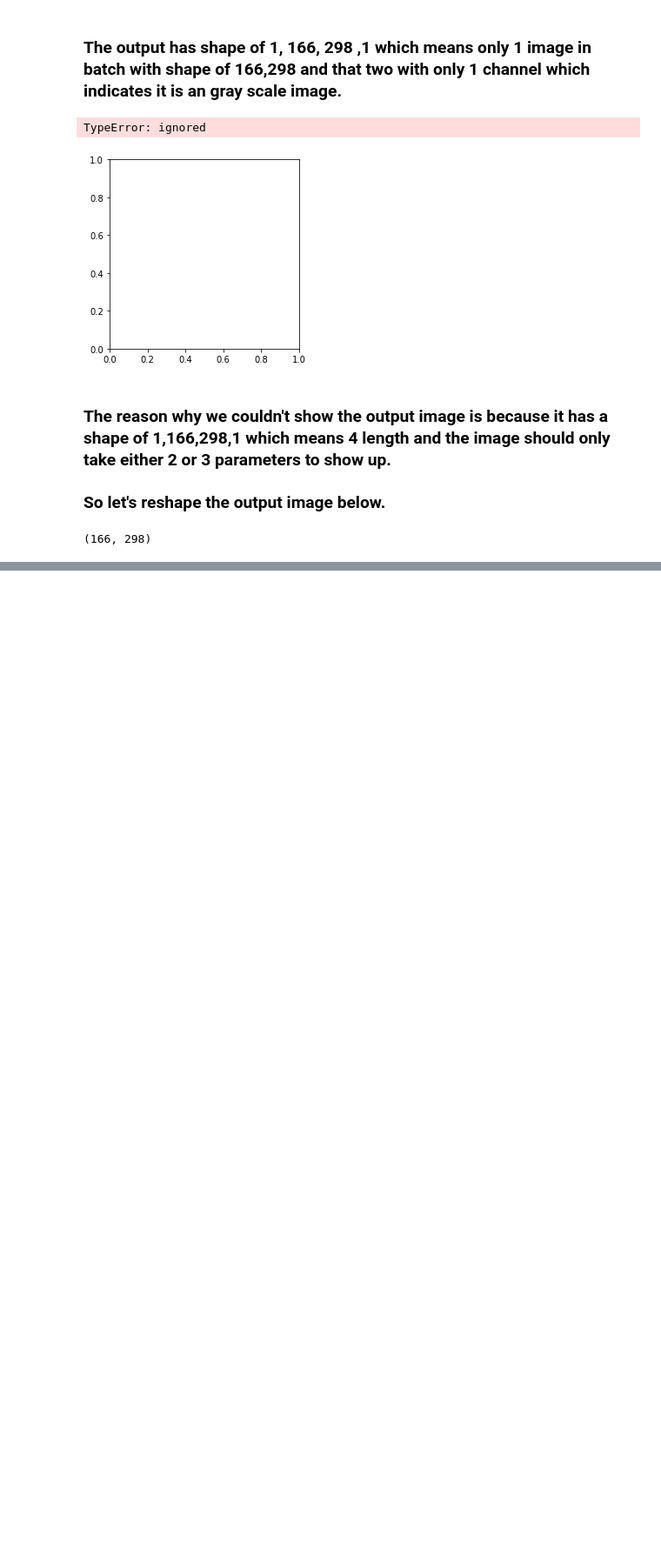
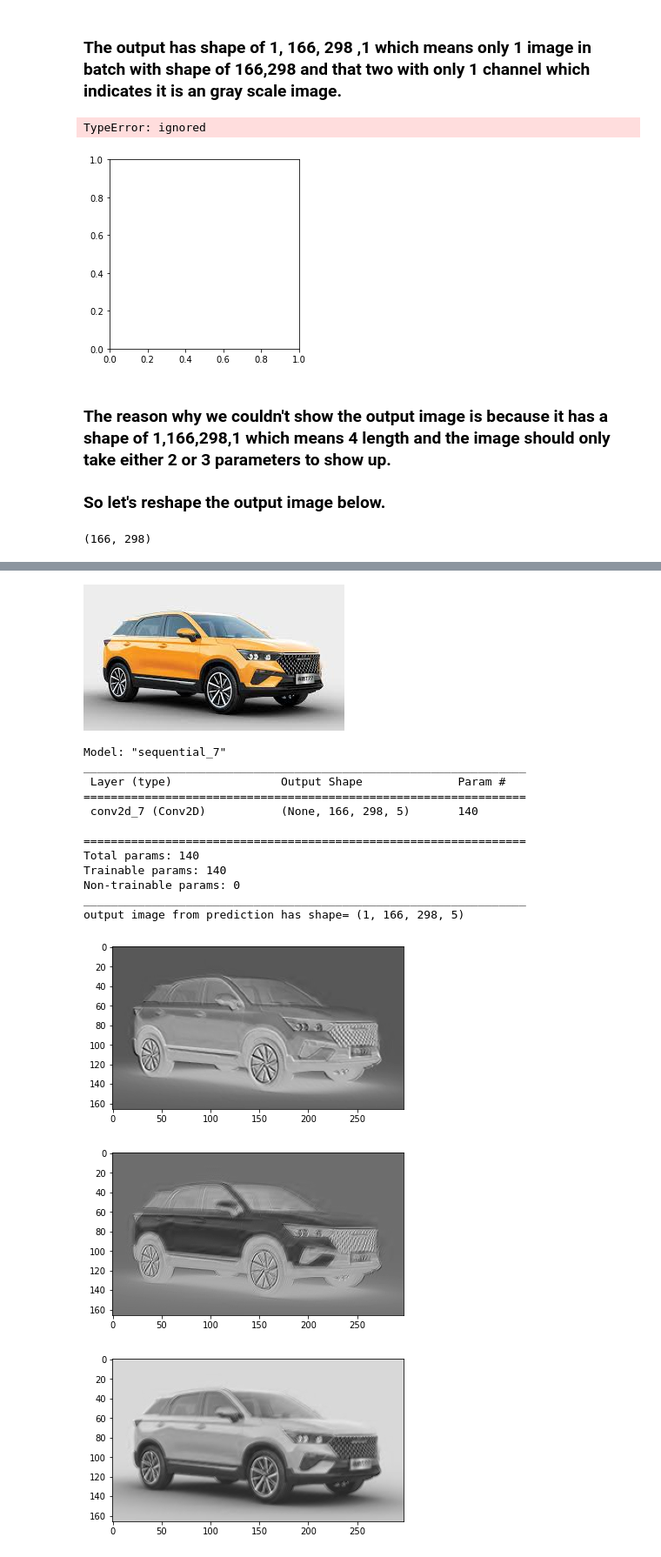
Before and after one commit to iamatul1214/ComputerVision, a Jupyter notebook: Image_understanding_computer_vision_2_(conv_and_pooling).ipynb, the cells around one changed output, grey strips where cells are left out. Shown at 87% size. Cells and saved outputs as stored; diff of their text form; code cells hidden in the pictures; blank space fills up the shorter version.

```diff
--- a/Image_understanding_computer_vision_2_(conv_and_pooling).ipynb
+++ b/Image_understanding_computer_vision_2_(conv_and_pooling).ipynb
@@ -101,0 +195,56 @@ plt.imshow(out, cmap='gray')
+# %%
+
+def reshaping_input_img(image,grayscale=True):
+  if grayscale:
+    row, col=image.shape
+    image=image.reshape(1,row,col,1)
+    return image
+  row, col, depth=image.shape
+  image=image.reshape(1,row,col,depth)
+  return image
+
+def get_Conv_Model(filters=1, filter_size=(3,3), strides=(1,1), input_shape=None, padding="Valid"):
+  CONV_LAYER=[tf.keras.layers.Conv2D(filters=filters,
+                                     kernel_size=filter_size,
+                                     strides=strides,
+                                     input_shape=input_shape,
+                                     padding=padding)]
+  conv_model=tf.keras.Sequential(CONV_LAYER)
+  conv_model.summary()
+  return conv_model
+
+def apply_conv_model_and_visualize(img, conv_model):
+  try:
+    output=conv_model.predict(img)
+    print(f"output image from prediction has shape= {output.shape}")
+    row, col, depth=output.shape[1:]
+    reshape_output=output.reshape(row, col, depth)
+
+    for d in range(depth):
+      plt.imshow(reshape_output[:,:,d], cmap="gray")
+      plt.show()
+
+  except Exception as e:
+    raise e
+# %%
+img=read_image(car_image,grayscale=False)
+input_image=reshaping_input_img(img, grayscale=False)
+model=get_Conv_Model(filters=5,filter_size=(3,3), strides=(1,1),input_shape=input_image.shape[1:])
+apply_conv_model_and_visualize(input_image,model)
+# %% [output]
+[figure, added]
+Model: "sequential_7"
+_________________________________________________________________
+ Layer (type)                Output Shape              Param #
+=================================================================
+ conv2d_7 (Conv2D)           (None, 166, 298, 5)       140
+
+=================================================================
+Total params: 140
+Trainable params: 140
+Non-trainable params: 0
+_________________________________________________________________
+output image from prediction has shape= (1, 166, 298, 5)
+[figure, added]
+[figure, added]
+[figure, added]
```
Also changed, not shown: parts of 29 cells of this notebook.
